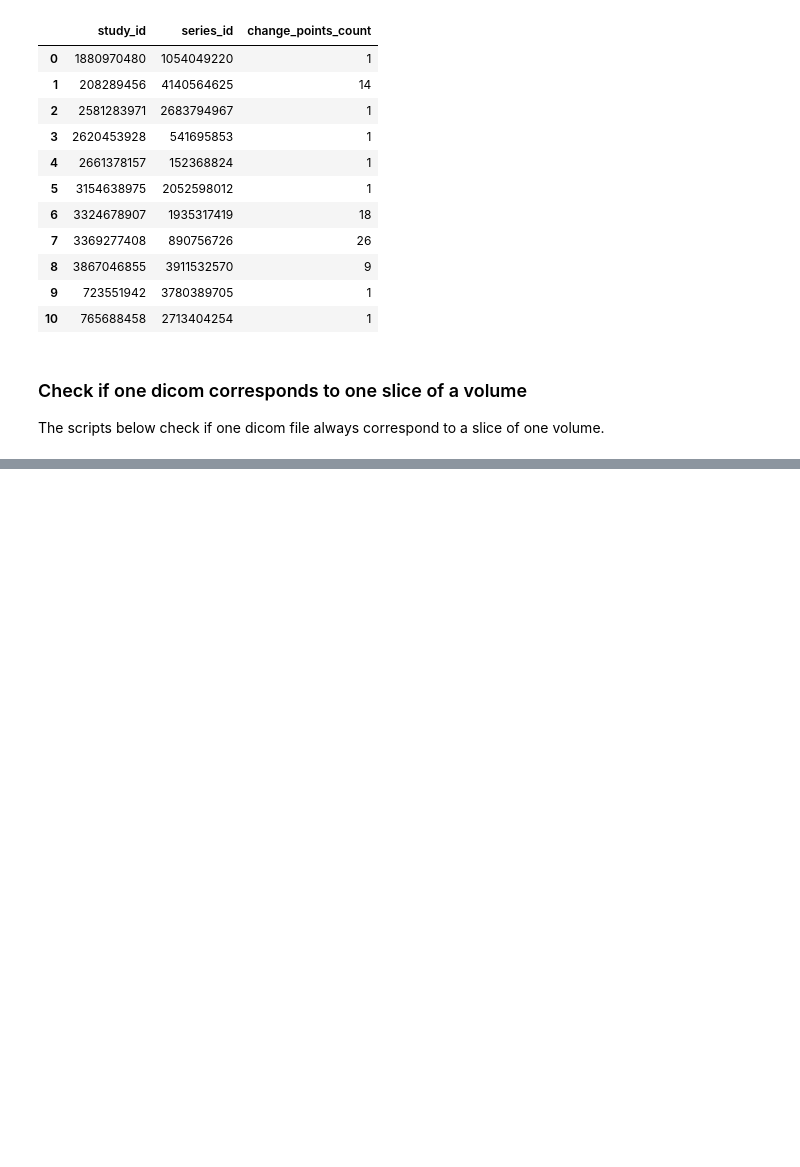
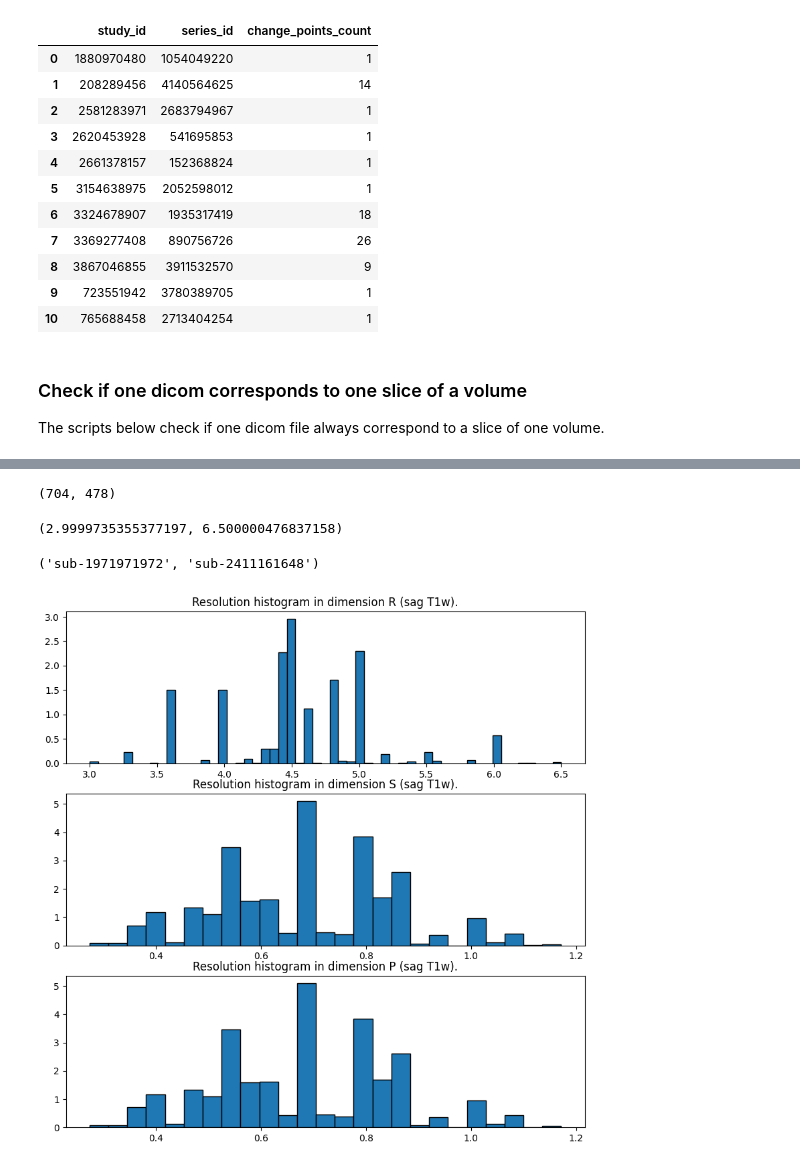
Before and after one commit to ivadomed/lumbar-classification-rsna-challenge-2024, a Jupyter notebook: stats.ipynb, the cells around one changed output, grey strips where cells are left out. Saved outputs shown, nothing was run; the diff lists cells and outputs as text; code cells hidden in the pictures; blank space fills up the shorter version.

Commit message:
analyze nifti orientation

```diff
--- a/stats.ipynb
+++ b/stats.ipynb
@@ -646,0 +714,7 @@ print(f"{str(x)}")
+# %%
+c=0
+for o in orientations["sag-T2"][1]:
+    if o!="AIL":
+        c+=1
+
+print("Only one orientation :", (c==0))
@@ -646,0 +723,9 @@ print(f"{str(x)}")
+# %%
+c=0
+for i, o in zip(orientations["ax-T2"][0], orientations["ax-T2"][1]):
+    if o!="RPI":
+        c+=1
+        print(o)
+        print(i)
+
+print("Only one orientation :", (c==0))
@@ -646,0 +760,5 @@ print(f"{str(x)}")
+# %%
+seqtype = "sag-T1"
+orientation, contrast = seqtype.split("-")
+
+study_ids, resolutions = get_resolutions(seqtype)
@@ -646,0 +783,30 @@ print(f"{str(x)}")
+# %%
+resolutions = np.array(resolutions)
+np.argmin(resolutions[:,-4]), np.argmax(resolutions[:,-4])
+# %% [output]
+(704, 478)
+# %%
+resolutions[704, -4], resolutions[478, -4]
+# %% [output]
+(2.9999735355377197, 6.500000476837158)
+# %%
+study_ids[478], study_ids[704]
+# %% [output]
+('sub-1971971972', 'sub-2411161648')
+# %%
+X = np.array(resolutions)
+X[0]
+
+z_dim = X[:,-2]
+y_dim = X[:,-3]
+x_dim = X[:,-4]
+
+fig, ax = plt.subplots(nrows=3, figsize=(10, 10))
+resol = [x_dim, y_dim, z_dim]
+dims = ["R", "S", "P"]
+for i in range(3):
+    ax[i].hist(x=resol[i], bins="auto", density=True, edgecolor="k")
+    ax[i].set_title(f"Resolution histogram in dimension {dims[i]} ({orientation} {contrast}w).")
+plt.show()
+# %% [output]
+[figure, added]
```
Also changed, not shown: parts of 22 cells of this notebook.
